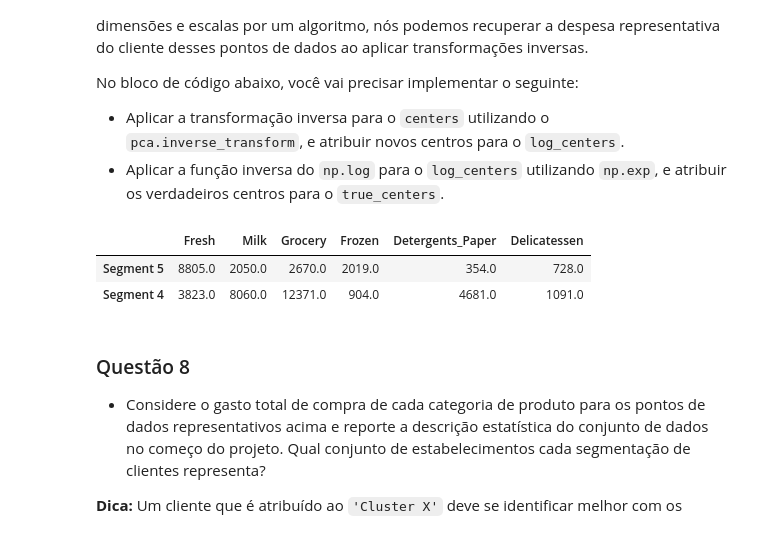
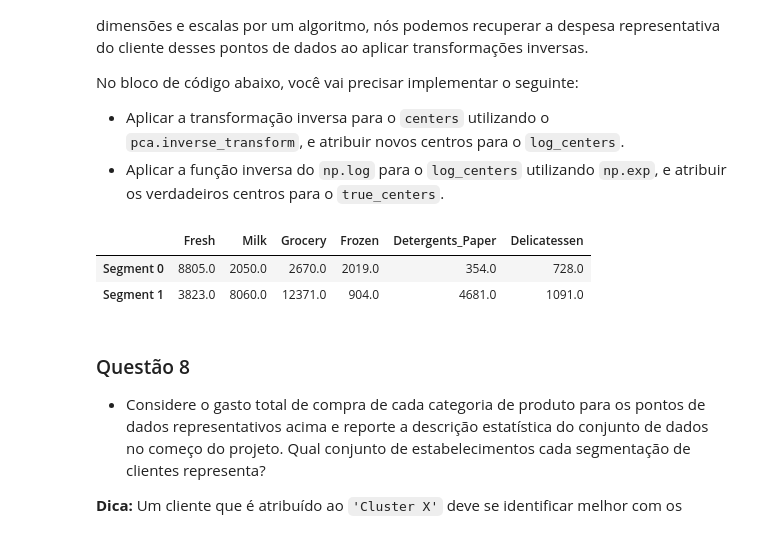
Before and after one commit to brunoitalobenevides/Clustering_DataScience, a Jupyter notebook: customer_segments_PT.ipynb, the cells around one changed output. Cells and saved outputs as stored; diff of their text form; code cells hidden in the pictures.

Commit message:
Segments Review

```diff
--- a/customer_segments_PT.ipynb
+++ b/customer_segments_PT.ipynb
@@ -166,10 +186,10 @@ No bloco de código abaixo, você vai precisar implementar o seguinte:
  - Atribua uma cópia da amostra do dados para o `log_samples` depois de aplicar um algoritmo de escalonamento. Novamente, utilize o `np.log`.
 # %%
 # TODO: Escalone os dados utilizando o algoritmo natural
-log_data = pd.DataFrame(np.log(data))
+log_data = np.log(data)
 
 # TODO: Escalone a amostra de dados utilizando o algoritmo natural
-log_samples = pd.DataFrame(np.log(samples)
+log_samples = np.log(samples)
 
 # Produza uma matriz de dispersão para cada par de atributos novos-transformados
 pd.scatter_matrix(log_data, alpha = 0.3, figsize = (14,8), diagonal = 'kde');
@@ -221,7 +241,7 @@ for feature in log_data.keys():
 
 # OPCIONAL: Selecione os índices dos pontos de dados que você deseja remover
 
-outliers = [66,75,109,128,142,154,161,187,285,338]
+outliers = [65,66,75,128,154]
 
 
 # Remova os valores atí, caso nenhum tenha sido especificado
@@ -523,19 +536,19 @@ No bloco de código abaixo, você vai precisar implementar o seguinte:
 # %%
 # TODO: Transforme inversamento os centros
 log_centers = pca.inverse_transform(centers)
 
 # TODO: Exponencie os centros
 true_centers = np.exp(log_centers)
 
 # Mostre os verdadeiros centros
-segments = ['Segment {}'.format(i) for i in range[0:3]]
+segments = ['Segment {}'.format(i) for i in range(0,len(centers))]
 true_centers = pd.DataFrame(np.round(true_centers), columns = data.keys())
 true_centers.index = segments
 display(true_centers)
 # %% [output]
 |  | Fresh | Milk | Grocery | Frozen | Detergents_Paper | Delicatessen |
-| Segment 5 | 8805.0 | 2050.0 | 2670.0 | 2019.0 | 354.0 | 728.0 |
-| Segment 4 | 3823.0 | 8060.0 | 12371.0 | 904.0 | 4681.0 | 1091.0 |
+| Segment 0 | 8805.0 | 2050.0 | 2670.0 | 2019.0 | 354.0 | 728.0 |
+| Segment 1 | 3823.0 | 8060.0 | 12371.0 | 904.0 | 4681.0 | 1091.0 |
 # %% [markdown]
 ### Questão 8
 - Considere o gasto total de compra de cada categoria de produto para os pontos de dados representativos acima e reporte a descrição estatística do conjunto de dados no começo do projeto. Qual conjunto de estabelecimentos cada segmentação de clientes representa?
```
Also changed, not shown: parts of 12 cells of this notebook, 2 other files.
